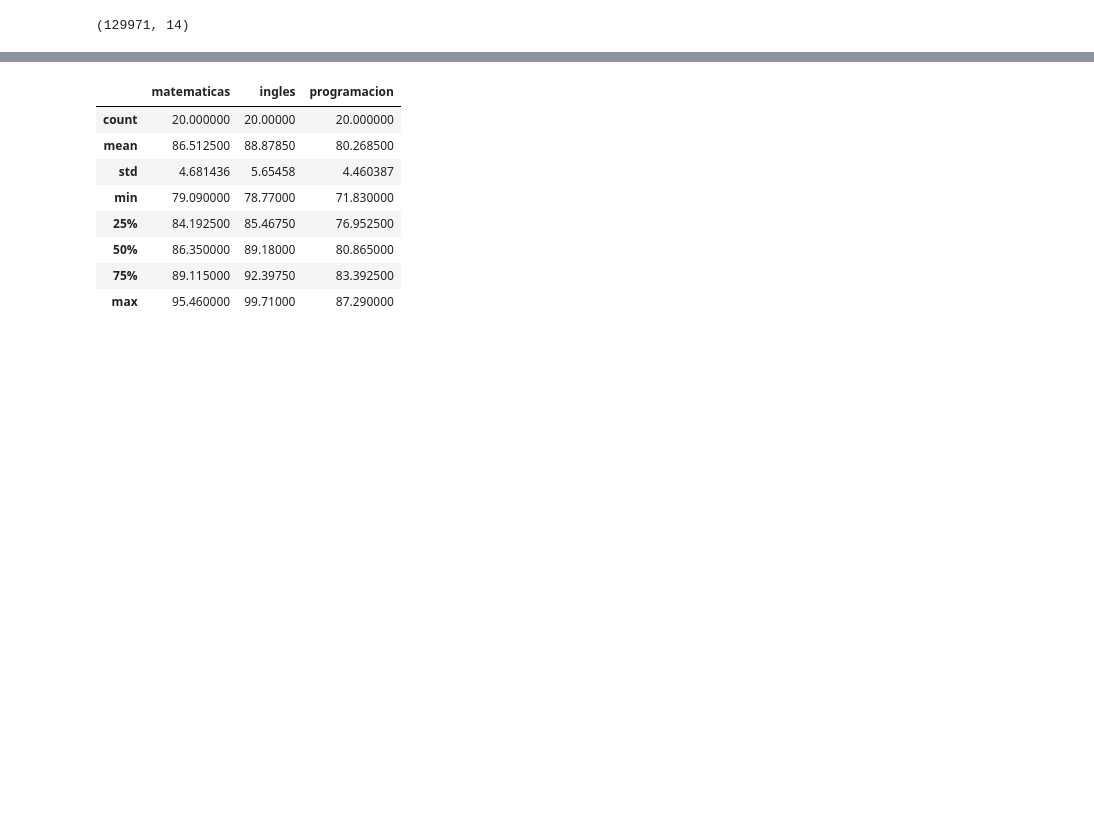
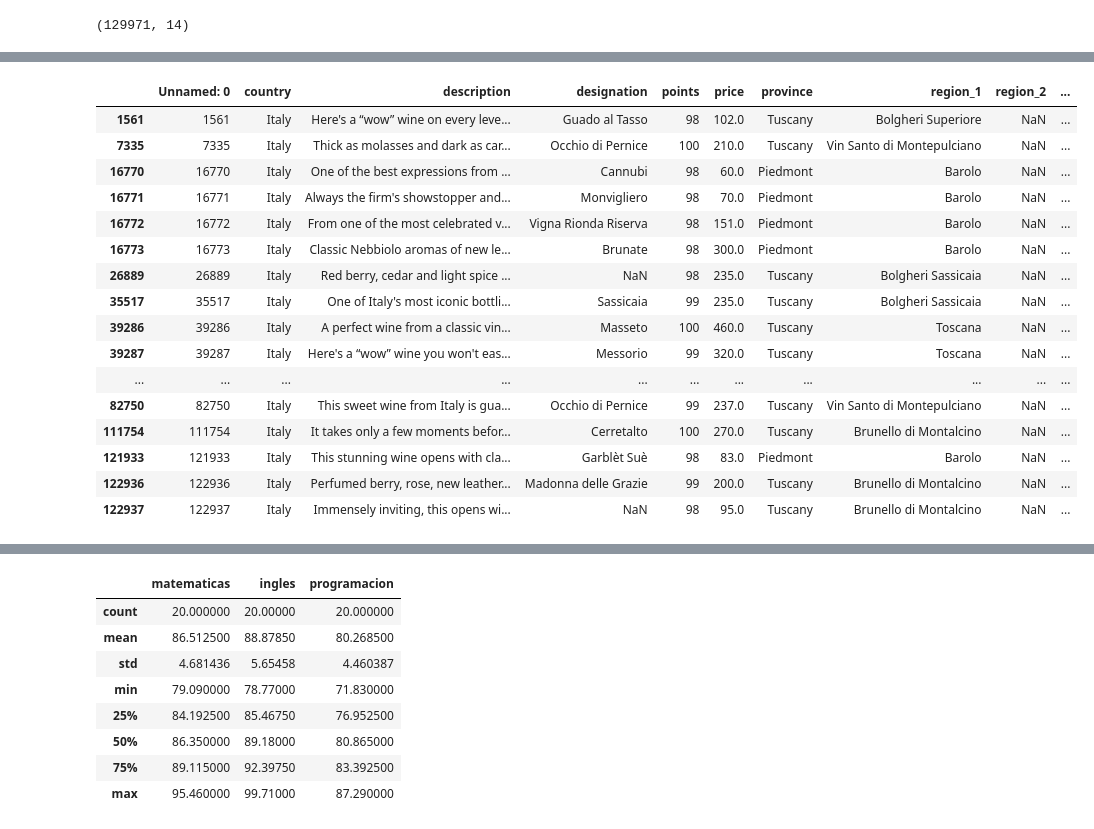
Before and after one commit to rpizarrog/Curso-de-Python, a Jupyter notebook: retos/cargar winemag-data-130k-v2.csv.ipynb, the cells around one changed output, grey strips where cells are left out. Cells and saved outputs as stored; diff of their text form; code cells hidden in the pictures; blank space fills up the shorter version.

```diff
--- a/retos/cargar winemag-data-130k-v2.csv.ipynb
+++ b/retos/cargar winemag-data-130k-v2.csv.ipynb
@@ -48,3 +79,23 @@ datos.tail()
+# %%
+datos.loc[(datos.country == 'Italy') & (datos.points >= 98)]
+# %% [output]
+|  | Unnamed: 0 | country | description | designation | points | price | province | region_1 | region_2 | ... |
+| 1561 | 1561 | Italy | Here's a “wow” wine on every leve... | Guado al Tasso | 98 | 102.0 | Tuscany | Bolgheri Superiore | NaN | ... |
+| 7335 | 7335 | Italy | Thick as molasses and dark as car... | Occhio di Pernice | 100 | 210.0 | Tuscany | Vin Santo di Montepulciano | NaN | ... |
+| 16770 | 16770 | Italy | One of the best expressions from ... | Cannubi | 98 | 60.0 | Piedmont | Barolo | NaN | ... |
+| 16771 | 16771 | Italy | Always the firm's showstopper and... | Monvigliero | 98 | 70.0 | Piedmont | Barolo | NaN | ... |
+| 16772 | 16772 | Italy | From one of the most celebrated v... | Vigna Rionda Riserva | 98 | 151.0 | Piedmont | Barolo | NaN | ... |
+| 16773 | 16773 | Italy | Classic Nebbiolo aromas of new le... | Brunate | 98 | 300.0 | Piedmont | Barolo | NaN | ... |
+| 26889 | 26889 | Italy | Red berry, cedar and light spice ... | NaN | 98 | 235.0 | Tuscany | Bolgheri Sassicaia | NaN | ... |
+| 35517 | 35517 | Italy | One of Italy's most iconic bottli... | Sassicaia | 99 | 235.0 | Tuscany | Bolgheri Sassicaia | NaN | ... |
+| 39286 | 39286 | Italy | A perfect wine from a classic vin... | Masseto | 100 | 460.0 | Tuscany | Toscana | NaN | ... |
+| 39287 | 39287 | Italy | Here's a “wow” wine you won't eas... | Messorio | 99 | 320.0 | Tuscany | Toscana | NaN | ... |
+| ... | ... | ... | ... | ... | ... | ... | ... | ... | ... | ... |
+| 82750 | 82750 | Italy | This sweet wine from Italy is gua... | Occhio di Pernice | 99 | 237.0 | Tuscany | Vin Santo di Montepulciano | NaN | ... |
+| 111754 | 111754 | Italy | It takes only a few moments befor... | Cerretalto | 100 | 270.0 | Tuscany | Brunello di Montalcino | NaN | ... |
+| 121933 | 121933 | Italy | This stunning wine opens with cla... | Garblèt Suè | 98 | 83.0 | Piedmont | Barolo | NaN | ... |
+| 122936 | 122936 | Italy | Perfumed berry, rose, new leather... | Madonna delle Grazie | 99 | 200.0 | Tuscany | Brunello di Montalcino | NaN | ... |
+| 122937 | 122937 | Italy | Immensely inviting, this opens wi... | NaN | 98 | 95.0 | Tuscany | Brunello di Montalcino | NaN | ... |
 # %%
 import numpy as np
 import pandas as pd
```
Also changed, not shown: parts of 5 cells of this notebook.
